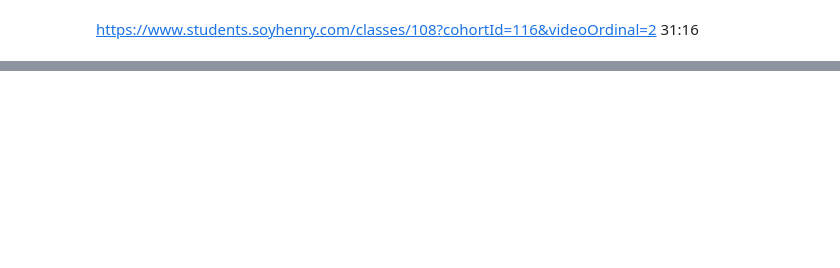
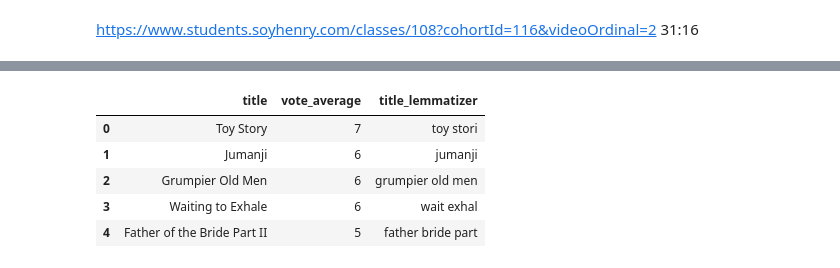
Before and after one commit to Aljiquita/Henry_Job, a Jupyter notebook: EDA.ipynb, the cells around one changed output, grey strips where cells are left out. Saved outputs shown, nothing was run; the diff lists cells and outputs as text; code cells hidden in the pictures; blank space fills up the shorter version.

```diff
--- a/EDA.ipynb
+++ b/EDA.ipynb
@@ -204,0 +223,2 @@ https://www.students.soyhenry.com/classes/108?cohortId=116&videoOrdinal=2
+# %%
+df = pd.read_csv("./DataSet/movies_dataset_Para_EDA.csv")
@@ -204,0 +245,30 @@ https://www.students.soyhenry.com/classes/108?cohortId=116&videoOrdinal=2
+# %%
+# Recorremos todos los titulos y le vamos aplicando la Normalizacion y luega el Stemming a cada uno
+titulo_list=[]
+for titulo in df.title:
+    # Vamos a reemplzar los caracteres que no sean leras por espacios
+    titulo=re.sub("[^a-zA-Z]"," ",str(titulo))
+    # Pasamos todo a minúsculas
+    titulo=titulo.lower()
+    # Tokenizamos para separar las palabras del titular
+    titulo=nltk.word_tokenize(titulo)
+
+    # Aplicamos el Lemmatizer (Esto puede tardar un ratito)
+    frase_lemma = [wordnet_lemmatizer.lemmatize(w, get_wordnet_pos(w)) for w in titulo]
+
+
+    # Eliminamos las palabras de menos de 3 letras
+    titulo = [palabra for palabra in titulo if len(palabra)>2]
+    # Sacamos las Stopwords
+    titulo = [palabra for palabra in titulo if not palabra in stopwords]
+
+    ## Hasta acá Normalizamos, ahora a stemmizar
+
+    # Aplicamos la funcion para buscar la raiz de las palabras
+    titulo=[stemmer.stem(palabra) for palabra in titulo]
+    # Por ultimo volvemos a unir el titular
+    titulo=" ".join(titulo)
+
+    # Vamos armando una lista con todos los titulares
+    titulo_list.append(titulo)
+    #dataset["titular_normalizado"] = titular_list
@@ -204,0 +295,11 @@ https://www.students.soyhenry.com/classes/108?cohortId=116&videoOrdinal=2
+# %%
+df["title_lemmatizer"] = titulo_list
+# %%
+df.head()
+# %% [output]
+|  | title | vote_average | title_lemmatizer |
+| 0 | Toy Story | 7 | toy stori |
+| 1 | Jumanji | 6 | jumanji |
+| 2 | Grumpier Old Men | 6 | grumpier old men |
+| 3 | Waiting to Exhale | 6 | wait exhal |
+| 4 | Father of the Bride Part II | 5 | father bride part |
```
Also changed, not shown: parts of 64 cells of this notebook, 5 other files.
